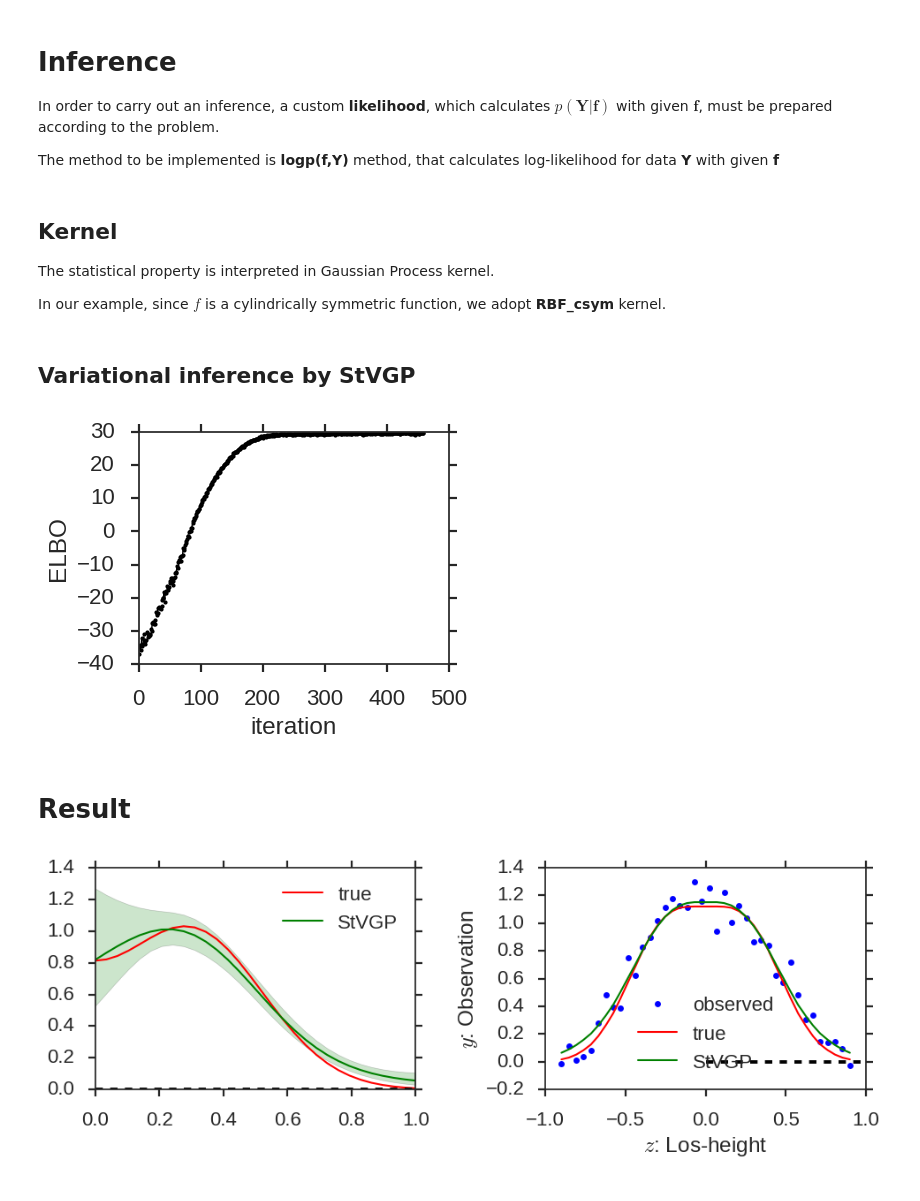
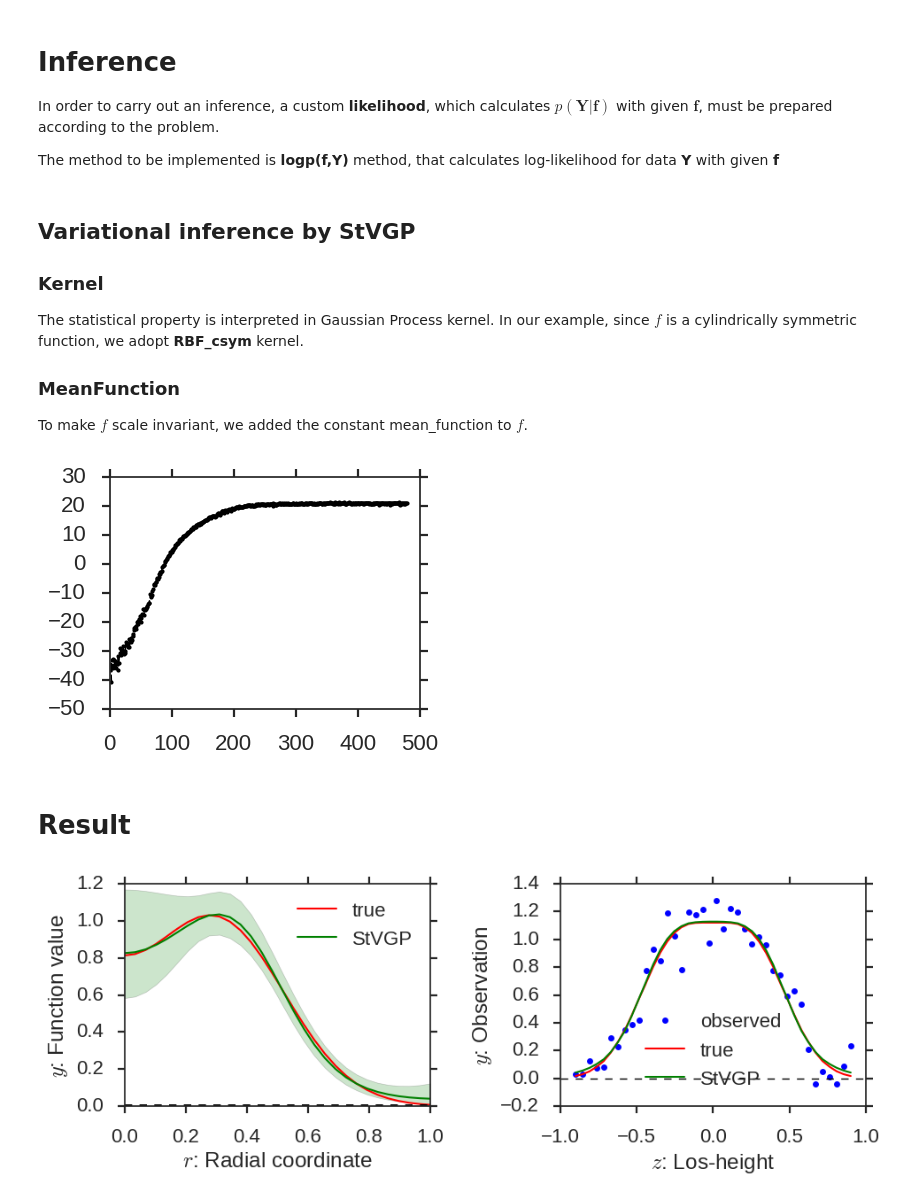
Before and after one commit to fujii-team/GPinv, a Jupyter notebook: notebooks/nonlinear_model_example.ipynb, the cells around one changed output. Cells and saved outputs as stored; diff of their text form; code cells hidden in the pictures.

```diff
--- a/notebooks/nonlinear_model_example.ipynb
+++ b/notebooks/nonlinear_model_example.ipynb
@@ -115,16 +115,19 @@ class AbelLikelihood(GPinv.likelihoods.Likelihood):
         Y = tf.tile(tf.expand_dims(Y, 0), [N,1,1])
         return GPinv.densities.gaussian(Af, Y, self.variance)
 # %% [markdown]
-## Kernel
+## Variational inference by StVGP
+
+### Kernel
 
 The statistical property is interpreted in Gaussian Process kernel.
+In our example, since $f$ is a cylindrically symmetric function, we adopt **RBF_csym** kernel.
 
-In our example, since $f$ is a cylindrically symmetric function, we adopt **RBF_csym** kernel.
+### MeanFunction
+
+To make $f$ scale invariant, we added the constant mean_function to $f$.
-# %% [markdown]
-## Variational inference by StVGP
 # %%
 model_stvgp = GPinv.stvgp.StVGP(r.reshape(-1,1), y.reshape(-1,1),
-                           kern = GPinv.kernels.RBF(1,1),
+                           kern = GPinv.kernels.RBF_csym(1,1),
                            mean_function = GPinv.mean_functions.Constant(-2.*np.ones(1)),
                            likelihood=AbelLikelihood(A))
 # %%
@@ -155,39 +158,39 @@ _= model_stvgp.optimize(trainer, maxiter=5000, callback=logger)
 
 display.clear_output(wait=True)
 # %% [output]
-[figure, old version]
+[figure, new version]
 # %% [markdown]
 # Result
 # %%
 r_new = np.linspace(0.,1., 30)
 plt.figure(figsize=(10,4))
 
 # --- observed and grand truth ---
 plt.subplot(1,2,1)
 plt.plot(r, f, '-r', label='true',lw=1.5)
 plt.plot([0,1],[0,0],'--k')
-plt.subplot(1,2,2)
 plt.xlabel('$r$: Radial coordinate')
 plt.ylabel('$y$: Function value')
+plt.subplot(1,2,2)
 plt.plot(z, y, 'bo',lw=2, label='observed',ms=5)
 plt.plot(z, np.dot(A, f), 'r', label='true',lw=1.5)
-plt.plot([0,1],[0,0],'--k')
+plt.plot([-1,1],[0,0],'--k', lw=1)
 plt.xlabel('$z$: Los-height')
 plt.ylabel('$y$: Observation')
 
 # --- StVGP ---
 plt.subplot(1,2,1)
 f_pred, f_var = model_stvgp.predict_f(r_new.reshape(-1,1))
 f_plus = np.exp(f_pred.flatten() + 2.*np.sqrt(f_var.flatten()))
 f_minus = np.exp(f_pred.flatten() - 2.*np.sqrt(f_var.flatten()))
 plt.fill_between(r_new, f_plus, f_minus, facecolor='g', alpha=0.2)
 plt.plot(r_new, np.exp(f_pred.flatten()), 'g', label='StVGP',lw=1.5)
 plt.subplot(1,2,2)
 plt.plot(z, np.dot(A, np.exp(f_pred.flatten())), 'g', label='StVGP',lw=1.5)
 plt.subplot(1,2,1)
 plt.legend()
 plt.subplot(1,2,2)
 plt.legend(loc='best')
 plt.tight_layout()
 # %% [output]
-[figure, old version]
+[figure, new version]
```
Also changed, not shown: parts of 1 cell of this notebook, 3 other files.
